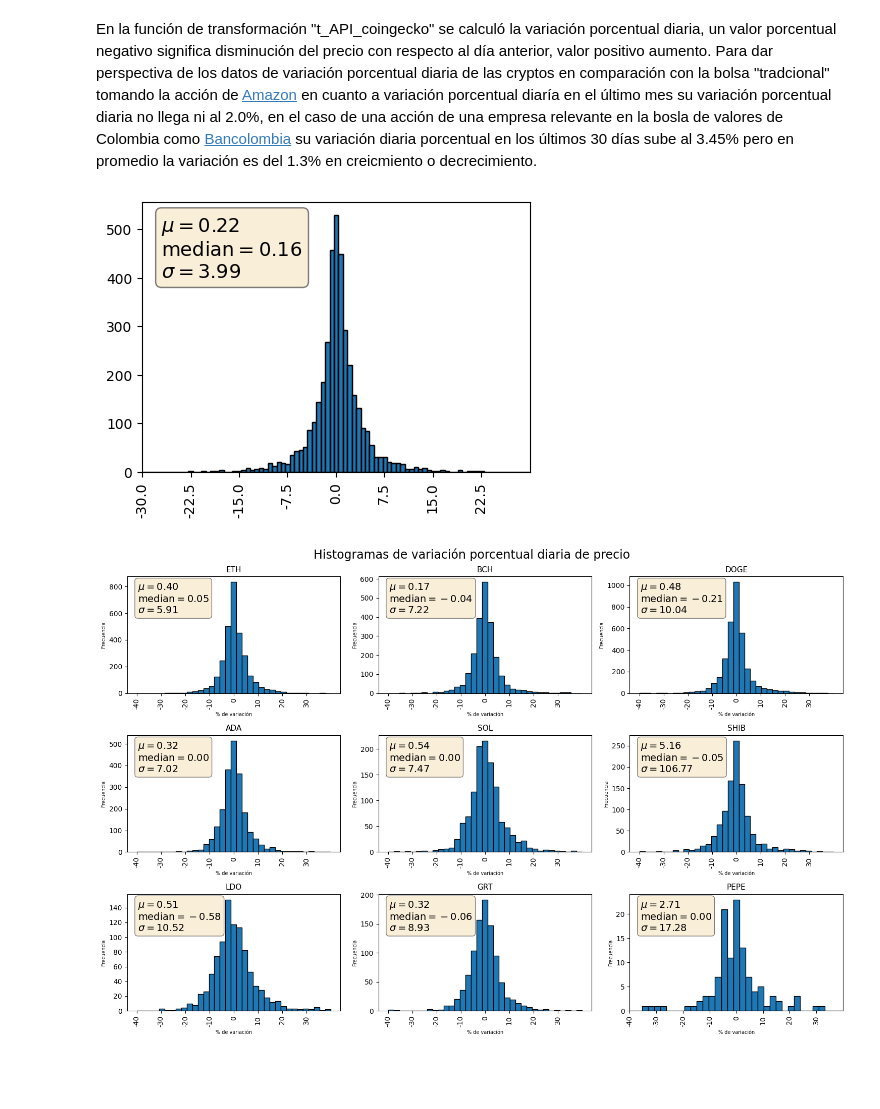
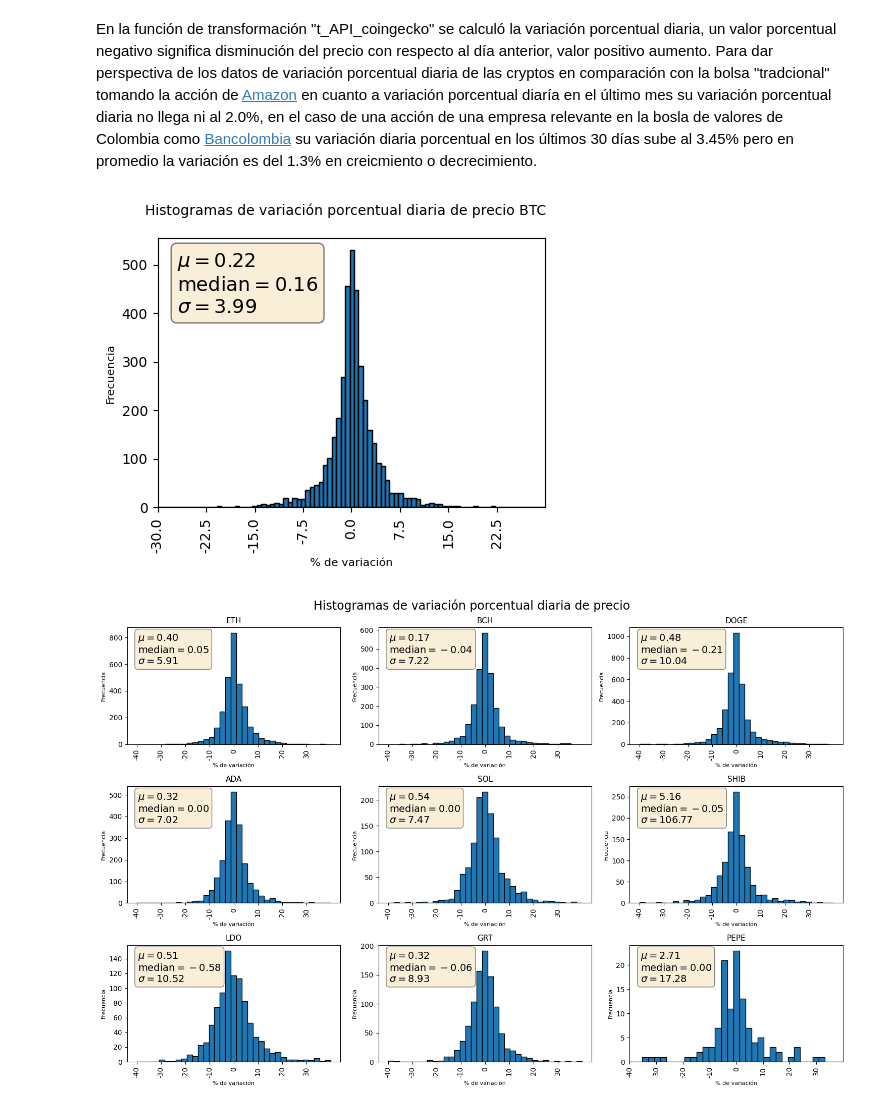
Before and after one commit to kdavisong/DA_Crypto_Maket, a Jupyter notebook: DA_CrypyoM.ipynb, the cells around one changed output. Saved outputs shown, nothing was run; the diff lists cells and outputs as text; code cells hidden in the pictures; blank space fills up the shorter version.

```diff
--- a/DA_CrypyoM.ipynb
+++ b/DA_CrypyoM.ipynb
@@ -487,28 +487,31 @@ ax.legend()
 # %% [markdown]
 En la función de transformación "t_API_coingecko" se calculó la variación porcentual diaria, un valor porcentual negativo significa disminución del precio con respecto al día anterior, valor positivo aumento. Para dar perspectiva de los datos de variación porcentual diaria de las cryptos en comparación con la bolsa "tradcional" tomando la acción de [Amazon](https://es.investing.com/equities/amazon-com-inc-historical-data) en cuanto a variación porcentual diaría en el último mes su variación porcentual diaria no llega ni al 2.0%, en el caso de una acción de una empresa relevante en la bosla de valores de Colombia como [Bancolombia](https://es.investing.com/equities/bcolombia-historical-data) su variación diaria porcentual en los últimos 30 días sube al 3.45% pero en promedio la variación es del 1.3% en creicmiento o decrecimiento.
 # %%
+'''Histogramas de variación porcentual diaria de precio'''
 n_bins = 100
 x_ticks_values = np.arange(-30, 30, 7.5)
 x_ticks_labels = [str(value) for value in x_ticks_values]
 
 fig, ax = plt.subplots(figsize =[5,3.5])
 plt.xlim(-30,30)
-
+fig.suptitle('Histogramas de variación porcentual diaria de precio BTC', fontsize = 10)
 mu = df_procesados[0]["v_porcentual_d"].mean()
 median = np.median(df_procesados[0]["v_porcentual_d"])
 sigma = df_procesados[0]["v_porcentual_d"].std()
 textstr = '\n'.join((
     r'$\mu=%.2f$' % (mu, ),
     r'$\mathrm{median}=%.2f$' % (median, ),
     r'$\sigma=%.2f$' % (sigma, )))
 props = dict(boxstyle='round', facecolor='wheat', alpha=0.5)
 ax.text(0.05, 0.95, textstr, transform=ax.transAxes, fontsize=14,
         verticalalignment='top', bbox=props)
+ax.set_xlabel('% de variación', fontsize = "8")
+ax.set_ylabel('Frecuencia', fontsize = "8")
 plt.xticks(x_ticks_values, x_ticks_labels, rotation = 90)
 plt.hist(df_procesados[0]["v_porcentual_d"], n_bins, edgecolor ="black")
 plt.show()
 # %% [output]
-[figure, old version]
+[figure, new version]
 # %%
 '''Histogramas de variación porcentual diaria de precio'''
 n_bins = 35
```
Also changed, not shown: parts of 8 cells of this notebook, 11 other files.
